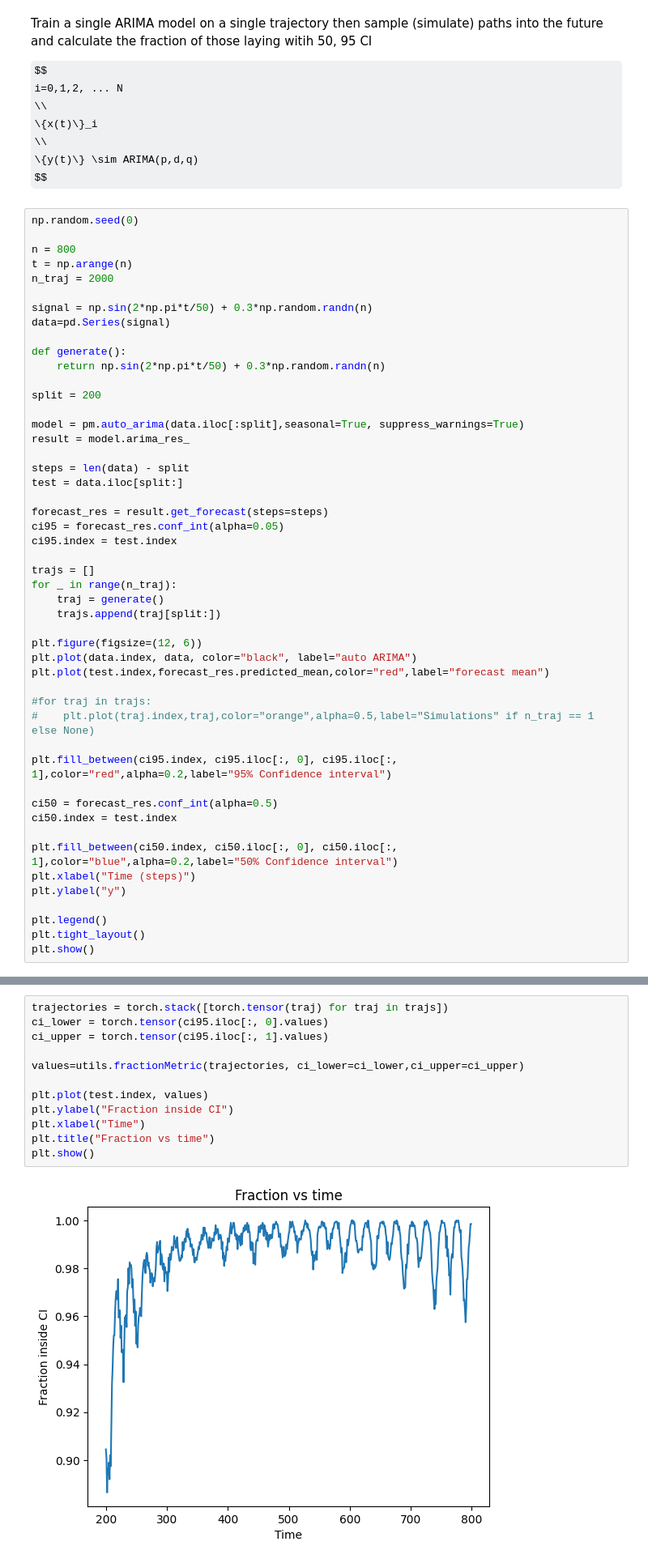
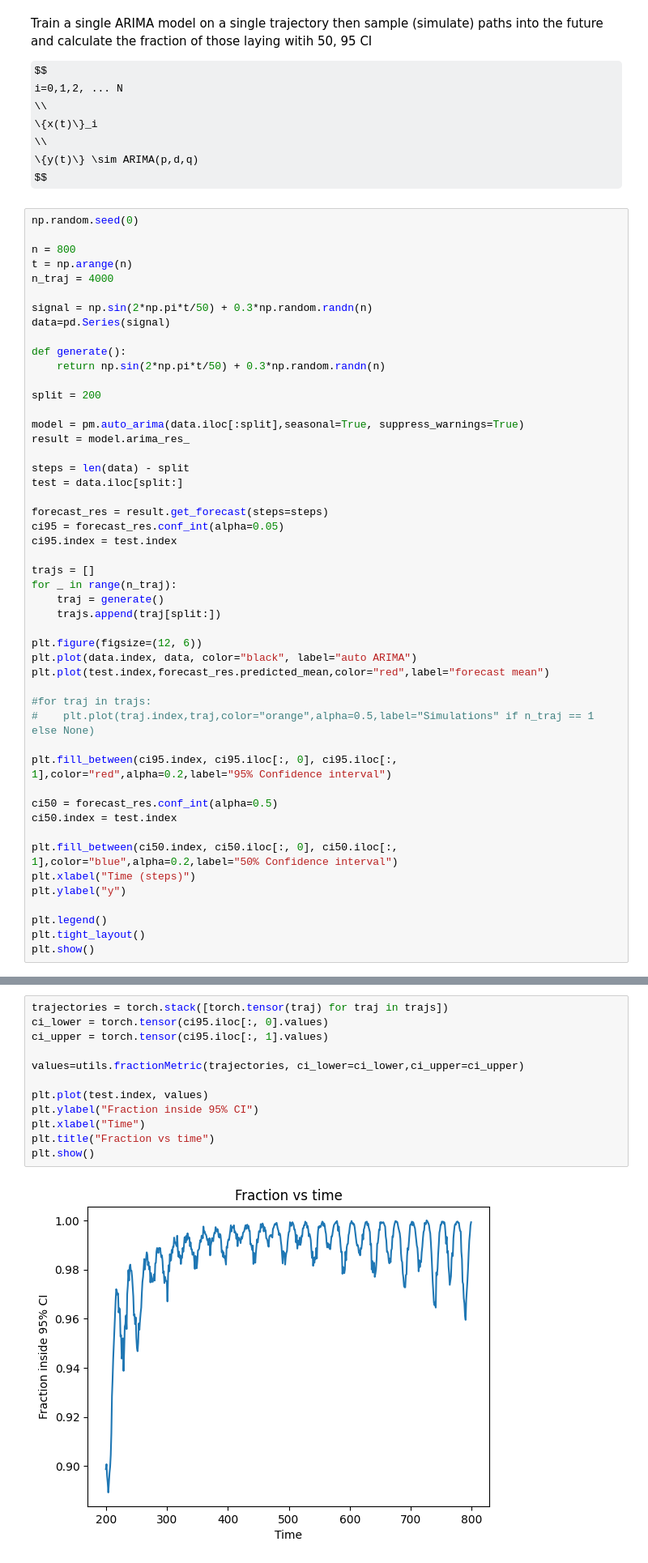
Before and after one commit to 12Mahmud99/ARIMA, a Jupyter notebook: auto_arima_2.ipynb, the cells around one changed output, grey strips where cells are left out. Shown at 81% size. Cells and saved outputs as stored; diff of their text form; some formulas as TeX source.

```diff
--- a/auto_arima_2.ipynb
+++ b/auto_arima_2.ipynb
@@ -21,7 +22,7 @@ np.random.seed(0)
 
 n = 800
 t = np.arange(n)
-n_traj = 2000
+n_traj = 4000
 
 signal = np.sin(2*np.pi*t/50) + 0.3*np.random.randn(n)
 data=pd.Series(signal)
@@ -70,17 +71,17 @@ plt.show()
 # %%
 trajectories = torch.stack([torch.tensor(traj) for traj in trajs])
 ci_lower = torch.tensor(ci95.iloc[:, 0].values)
 ci_upper = torch.tensor(ci95.iloc[:, 1].values)
 
 values=utils.fractionMetric(trajectories, ci_lower=ci_lower,ci_upper=ci_upper)
 
 plt.plot(test.index, values)
-plt.ylabel("Fraction inside CI")
+plt.ylabel("Fraction inside 95% CI")
 plt.xlabel("Time")
 plt.title("Fraction vs time")
 plt.show()
 # %% [output]
-[figure, old version]
+[figure, new version]
 # %%
 ci_lower = torch.tensor(ci50.iloc[:, 0].values, dtype=torch.float32)
 ci_upper = torch.tensor(ci50.iloc[:, 1].values, dtype=torch.float32)
```
Also changed, not shown: parts of 4 cells of this notebook.
